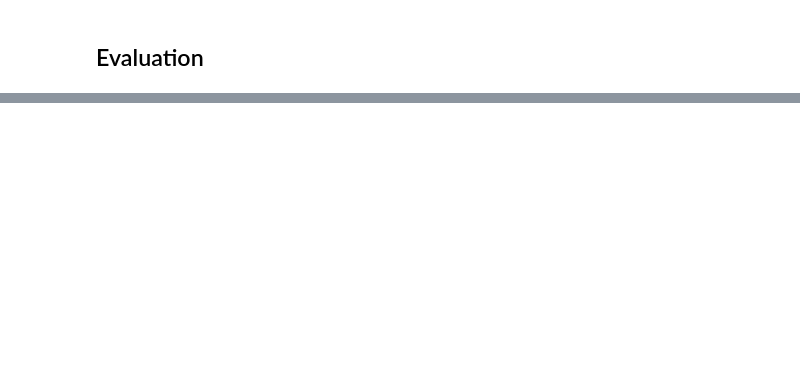
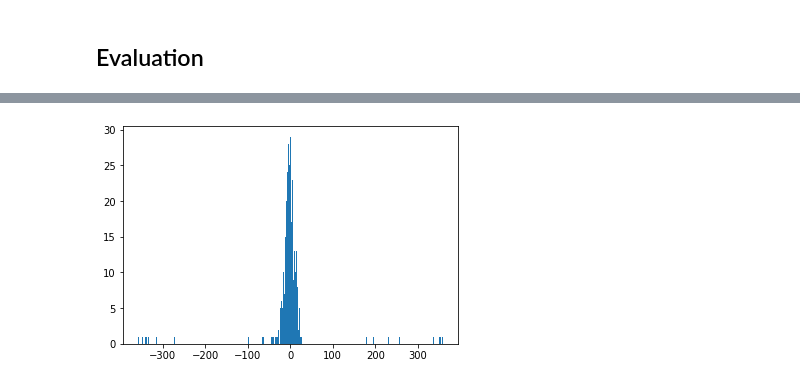
Before and after one commit to sgo9/HeavenlyBodeep, a Jupyter notebook: notebooks/notebooks_prod/Angle_correction_model_train.ipynb, the cells around one changed output, grey strips where cells are left out. Drawn from its saved outputs; the diff is of its cells as text; code cells hidden in the pictures; blank space fills up the shorter version.

```diff
--- a/notebooks/notebooks_prod/Angle_correction_model_train.ipynb
+++ b/notebooks/notebooks_prod/Angle_correction_model_train.ipynb
@@ -217,8 +222,10 @@ def angle(y_all):
 # %%
 test_angle = angle(y_test)
 pred_angle = angle(y_pred)
 df = pd.DataFrame({'test_angle': angle(y_test), 'pred_angle': angle(y_pred)})
 df['gap'] = df['test_angle'] - df['pred_angle']
-plt.hist(x = df['gap'], bins=200);
+plt.hist(x = df['gap'], bins=300);
+# %% [output]
+[figure, added]
 # %%
 df['gap'][np.abs(df['gap']) < 300].std()
```
Also changed, not shown: parts of 7 cells of this notebook, 2 other files.
